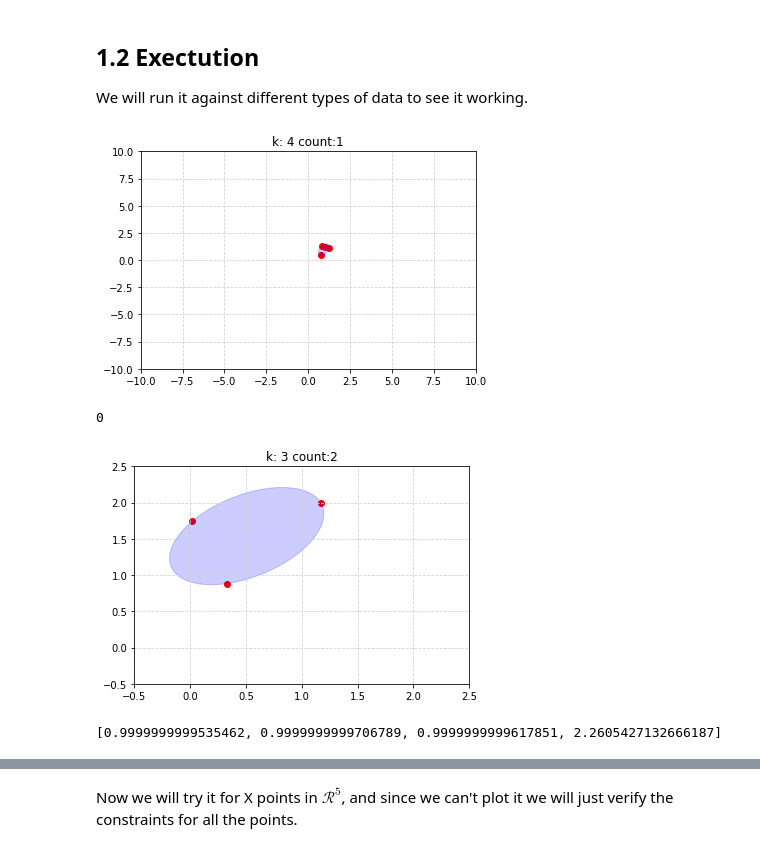
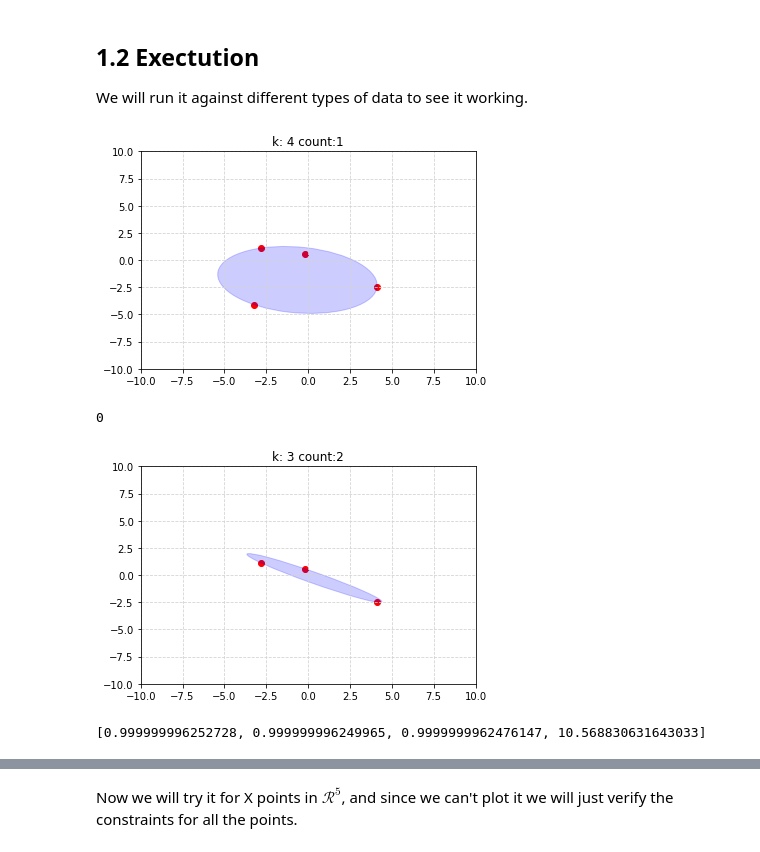
Before and after one commit to ImadEddineBek/MINIMAL_VOLUME_ELLIPSOID, a Jupyter notebook: MVE.ipynb, the cells around one changed output, grey strips where cells are left out. Saved outputs shown, nothing was run; the diff lists cells and outputs as text; code cells hidden in the pictures.

```diff
--- a/MVE.ipynb
+++ b/MVE.ipynb
@@ -114,21 +114,21 @@ def solve(x,fig, ax,plot=True,show_plot=True,color="b"):
 ## 1.2 Exectution
 We will run it against different types of data to see it working.
 # %%
-distrution = 2
+distrution = 10
 n, m = 4,2
 count = 0
-x = np.random.rand(n,m)*distrution
+x = np.random.rand(n,m)*distrution-5
 fig, ax= plt.subplots()
 A,b,cost = solve(x,fig, ax)
 print(np.argmin([np.linalg.norm(A.dot(x[i]) + b,2) for i in np.arange(0,n,1)]))
 # %% [output]
-[figure, old version]
+[figure, new version]
 0
 # %%
 fig, ax= plt.subplots()
 A,b,cost = solve(x[:-1],fig, ax)
 print([np.linalg.norm(A.dot(x[i]) + b,2) for i in np.arange(0,n,1)])
 # %% [output]
-[figure, old version]
+[figure, new version]
-[0.9999999999535462, 0.9999999999706789, 0.9999999999617851, 2.2605427132666187]
+[0.999999996252728, 0.999999996249965, 0.9999999962476147, 10.568830631643033]
 # %%
```
Also changed, not shown: parts of 13 cells of this notebook.
